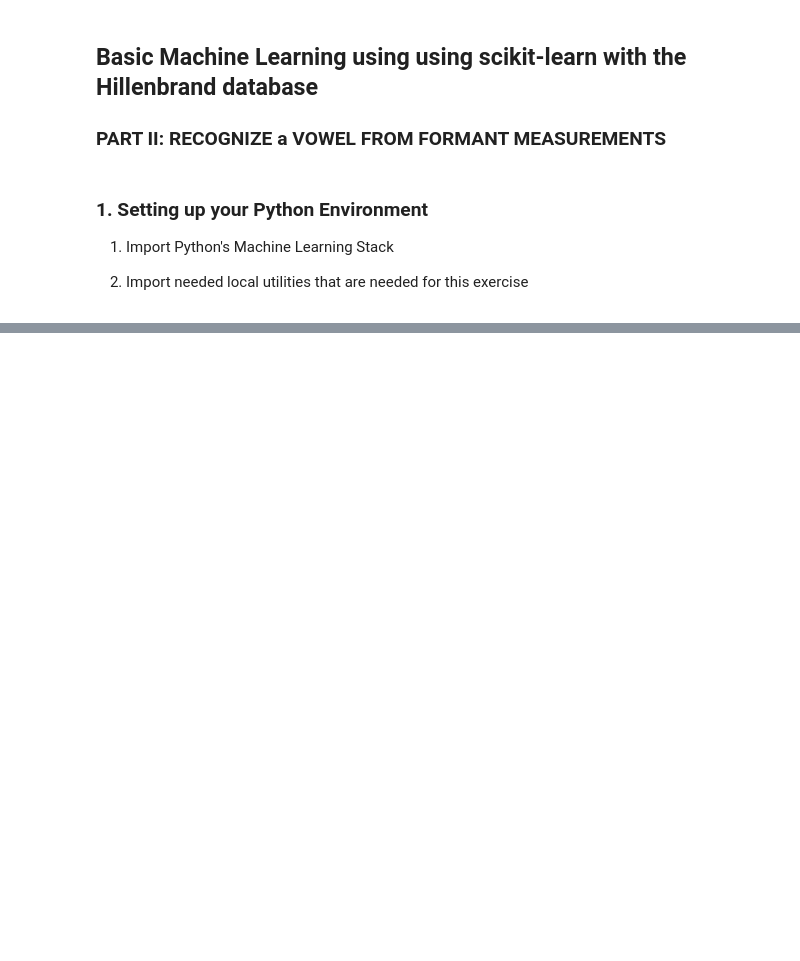
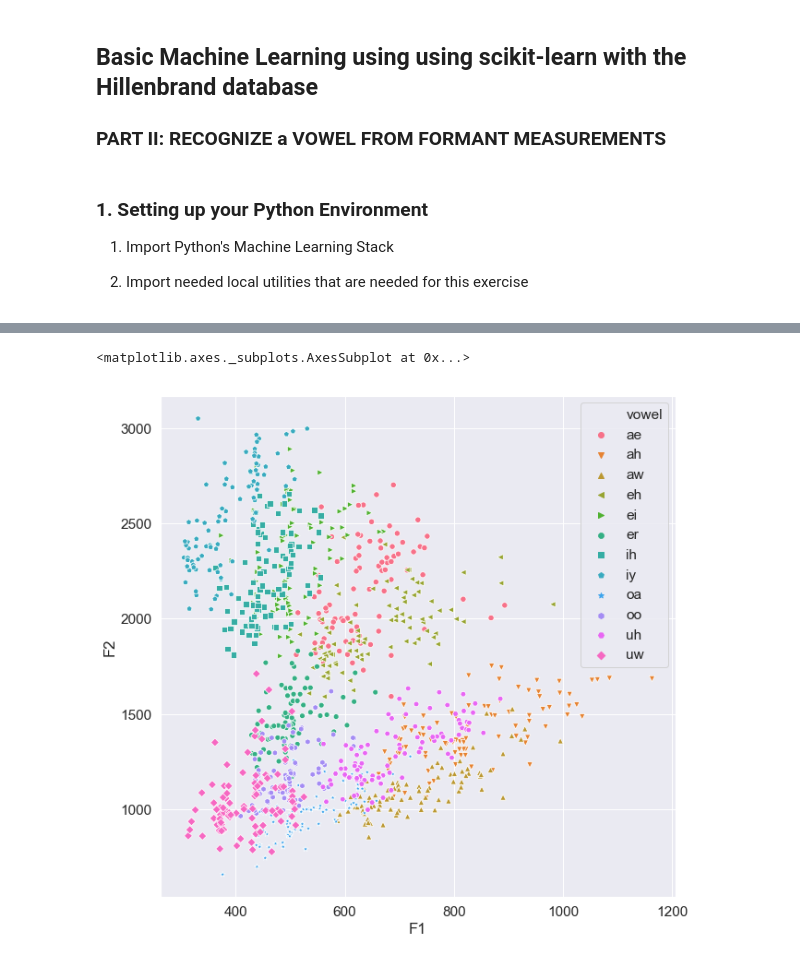
Before and after one commit to compi1234/spchlab, a Jupyter notebook: session3/hillenbrand-2.ipynb, the cells around one changed output, grey strips where cells are left out. Cells and saved outputs as stored; diff of their text form; code cells hidden in the pictures; blank space fills up the shorter version.

```diff
--- a/session3/hillenbrand-2.ipynb
+++ b/session3/hillenbrand-2.ipynb
@@ -220,0 +75,10 @@ plt.show()
+# %%
+# a simple scatter plot with 2 selected features
+# the categgories can be shown as hue(color) or style(marker)
+f=plt.figure(figsize=(10,10))
+# seaborn has only 6 markers defined, so we need to add more
+my_markers = ('o', 'v', '^', '<', '>', '8', 's', 'p', '*', 'h', 'H', 'D', 'd', 'P', 'X')
+sns.scatterplot(x='F1',y='F2',data=hildata,hue="vowel",style="vowel",markers=my_markers,s=40)
+# %% [output]
+<matplotlib.axes._subplots.AxesSubplot at 0x...>
+[figure, added]
```
Also changed, not shown: parts of 18 cells of this notebook, 1 other file.
